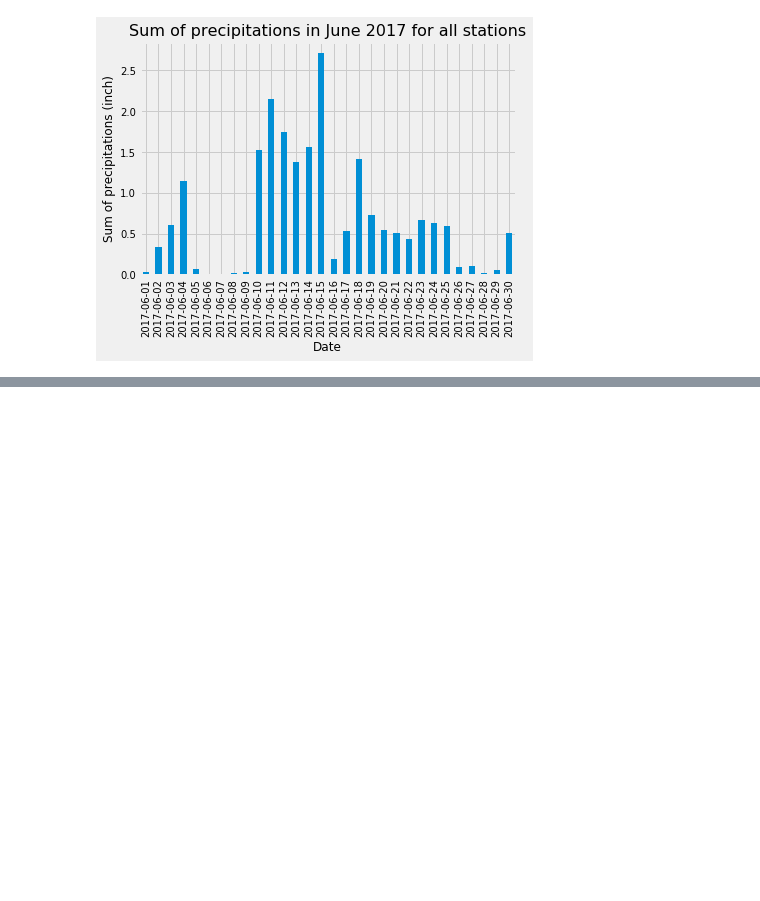
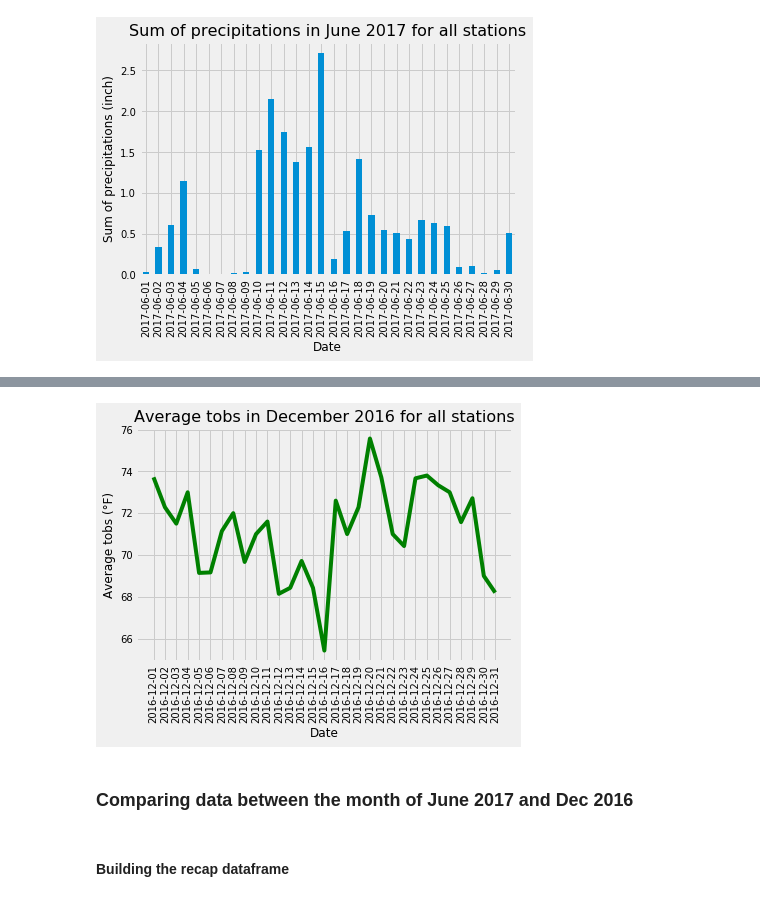
Before and after one commit to tom-jj-G/surfs_up, a Jupyter notebook: climate_challenge.ipynb, the cells around one changed output, grey strips where cells are left out. Cells and saved outputs as stored; diff of their text form; code cells hidden in the pictures; blank space fills up the shorter version.

```diff
--- a/climate_challenge.ipynb
+++ b/climate_challenge.ipynb
@@ -126,0 +191,17 @@ plt.savefig("Images/June_tobs.png", bbox_inches='tight')
+# %%
+# Use Pandas Plotting with Matplotlib to plot the data (tobs)
+dec_tobs_df = dec_df[["date","tobs"]].groupby("date").mean()
+dec_tobs_df.plot(legend=None,color="green")
+plt.title("Average tobs in December 2016 for all stations",fontsize=16)
+plt.ylabel("Average tobs (°F)",fontsize=12)
+plt.xlabel("Date",fontsize=12)
+plt.xticks(rotation=90,fontsize=10)
+plt.xticks(np.arange(len(dec_df["date"].unique().tolist())),dec_df["date"].unique().tolist())
+plt.yticks(fontsize=10)
+plt.savefig("Images/Dec_tobs.png", bbox_inches='tight')
+# %% [output]
+[figure, added]
+# %% [markdown]
+### Comparing data between the month of June 2017 and Dec 2016
+# %% [markdown]
+#### Building the recap dataframe
```
Also changed, not shown: parts of 17 cells of this notebook, 7 other files.
